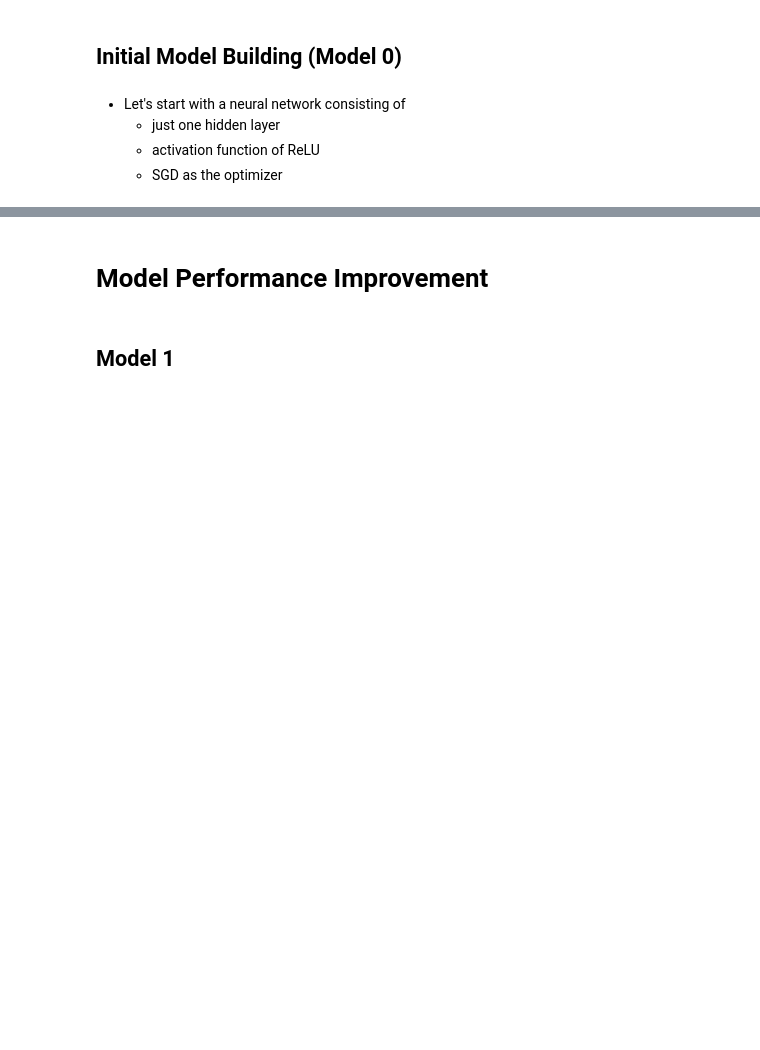
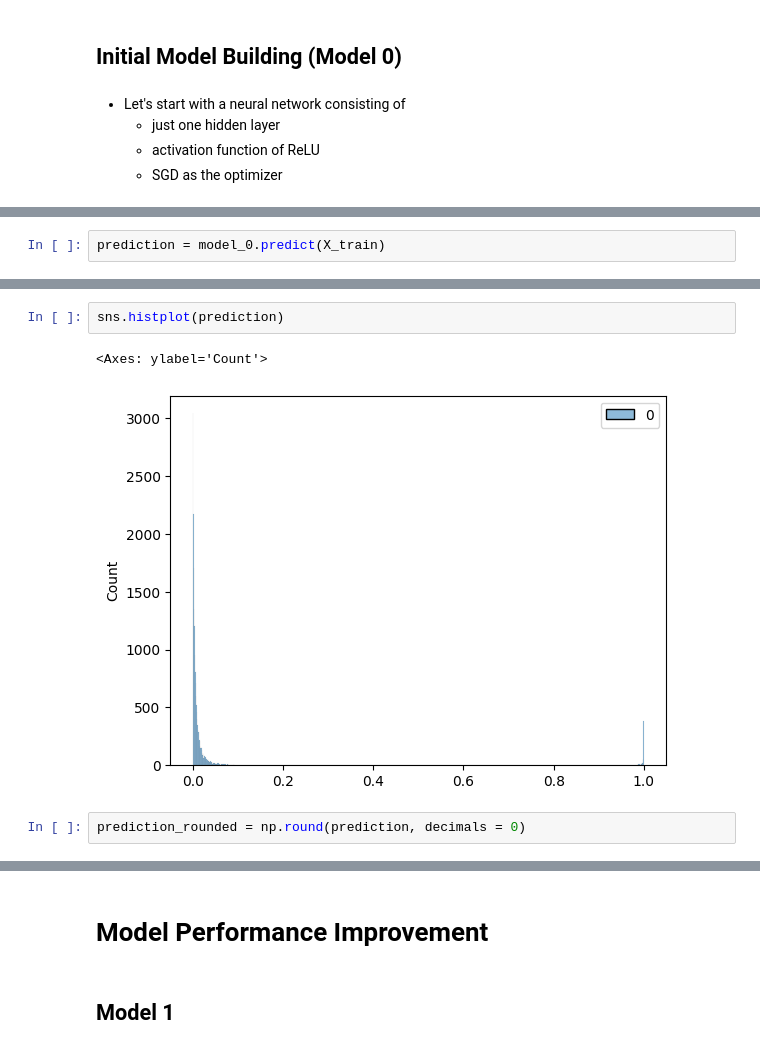
Before and after one commit to AkshayGovindaraj/GoogleColab, a Jupyter notebook: INN_ReneWind_Main_Project_FullCode_Notebook.ipynb, the cells around one changed output, grey strips where cells are left out. Cells and saved outputs as stored; diff of their text form; blank space fills up the shorter version.

```diff
--- a/INN_ReneWind_Main_Project_FullCode_Notebook.ipynb
+++ b/INN_ReneWind_Main_Project_FullCode_Notebook.ipynb
@@ -207,0 +376,2 @@ Write down the model evaluation criterion with rationale
+# %%
+prediction = model_0.predict(X_train)
@@ -207,0 +380,7 @@ Write down the model evaluation criterion with rationale
+# %%
+sns.histplot(prediction)
+# %% [output]
+<Axes: ylabel='Count'>
+[figure, added]
+# %%
+prediction_rounded = np.round(prediction, decimals = 0)
```
Also changed, not shown: parts of 29 cells of this notebook.
